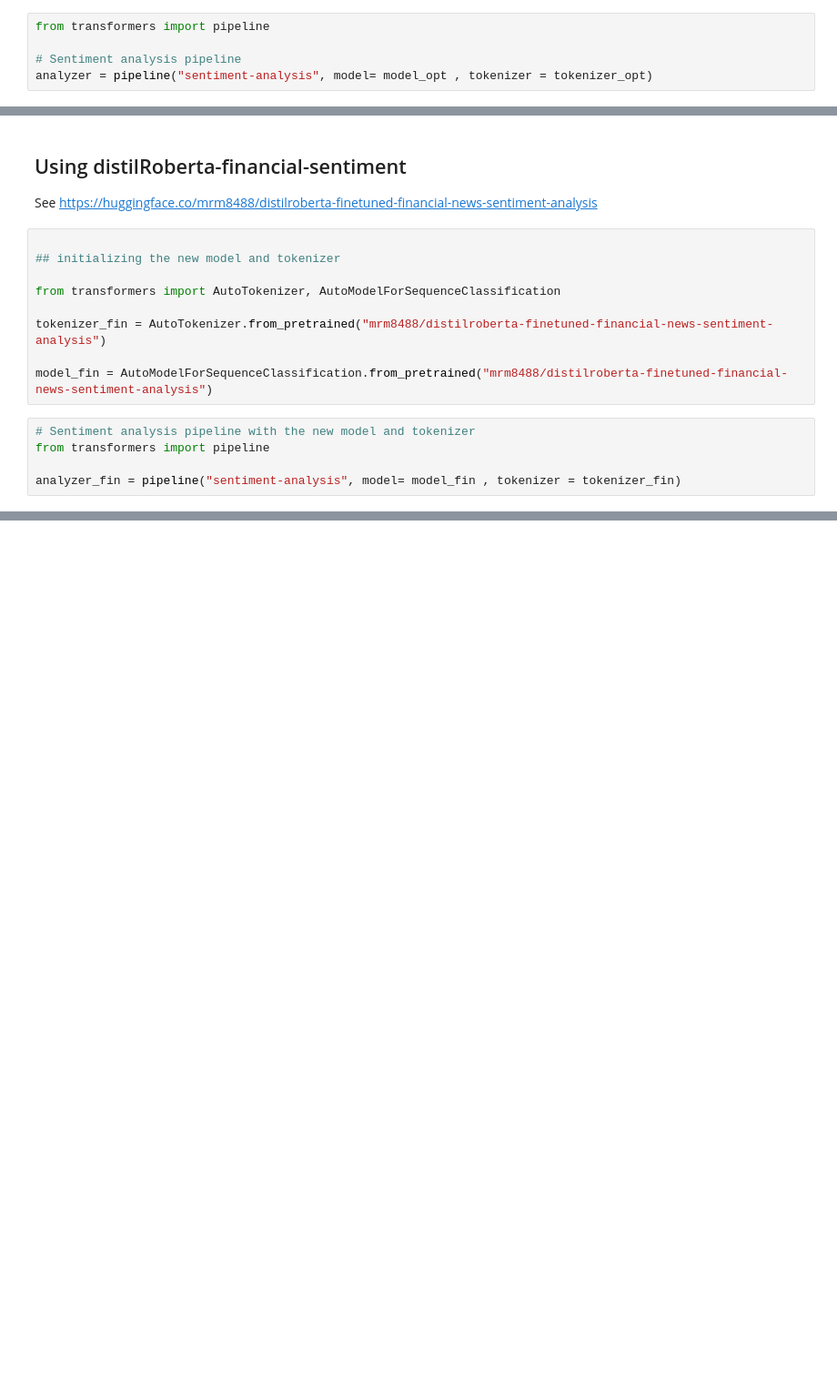
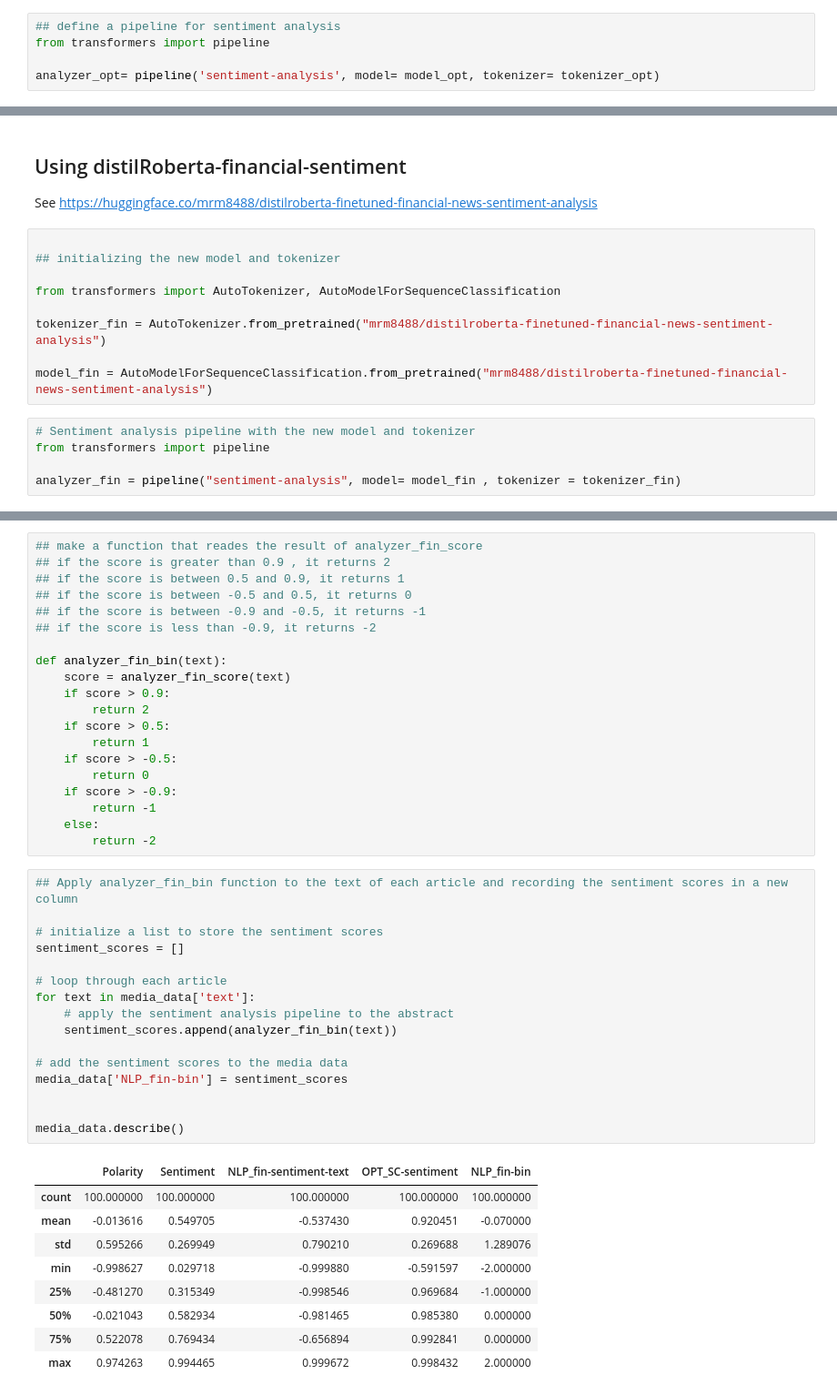
Before and after one commit to zhafen/markets-and-the-media, a Jupyter notebook: exploratory_data_analysis/SA(NLP).ipynb, the cells around one changed output, grey strips where cells are left out. Shown at 91% size. Cells and saved outputs as stored; diff of their text form; blank space fills up the shorter version.

```diff
--- a/exploratory_data_analysis/SA(NLP).ipynb
+++ b/exploratory_data_analysis/SA(NLP).ipynb
@@ -73,5 +69,5 @@ tokenizer_opt = AutoTokenizer.from_pretrained("facebook/opt-350m")
 # %%
+## define a pipeline for sentiment analysis
 from transformers import pipeline
 
-# Sentiment analysis pipeline
-analyzer = pipeline("sentiment-analysis", model= model_opt , tokenizer = tokenizer_opt)
+analyzer_opt= pipeline('sentiment-analysis', model= model_opt, tokenizer= tokenizer_opt)
@@ -151 +158,47 @@ analyzer_fin = pipeline("sentiment-analysis", model= model_fin , tokenizer = tok
+# %%
+## make a function that reades the result of analyzer_fin_score
+## if the score is greater than 0.9 , it returns 2
+## if the score is between 0.5 and 0.9, it returns 1
+## if the score is between -0.5 and 0.5, it returns 0
+## if the score is between -0.9 and -0.5, it returns -1
+## if the score is less than -0.9, it returns -2
+
+def analyzer_fin_bin(text):
+    score = analyzer_fin_score(text)
+    if score > 0.9:
+        return 2
+    if score > 0.5:
+        return 1
+    if score > -0.5:
+        return 0
+    if score > -0.9:
+        return -1
+    else:
+        return -2
+# %%
+## Apply analyzer_fin_bin function to the text of each article and recording the sentiment scores in a new column
+
+# initialize a list to store the sentiment scores
+sentiment_scores = []
+
+# loop through each article
+for text in media_data['text']:
+    # apply the sentiment analysis pipeline to the abstract
+    sentiment_scores.append(analyzer_fin_bin(text))
+
+# add the sentiment scores to the media data
+media_data['NLP_fin-bin'] = sentiment_scores
+
+
+media_data.describe()
+# %% [output]
+|  | Polarity | Sentiment | NLP_fin-sentiment-text | OPT_SC-sentiment | NLP_fin-bin |
+| count | 100.000000 | 100.000000 | 100.000000 | 100.000000 | 100.000000 |
+| mean | -0.013616 | 0.549705 | -0.537430 | 0.920451 | -0.070000 |
+| std | 0.595266 | 0.269949 | 0.790210 | 0.269688 | 1.289076 |
+| min | -0.998627 | 0.029718 | -0.999880 | -0.591597 | -2.000000 |
+| 25% | -0.481270 | 0.315349 | -0.998546 | 0.969684 | -1.000000 |
+| 50% | -0.021043 | 0.582934 | -0.981465 | 0.985380 | 0.000000 |
+| 75% | 0.522078 | 0.769434 | -0.656894 | 0.992841 | 0.000000 |
+| max | 0.974263 | 0.994465 | 0.999672 | 0.998432 | 2.000000 |
 # %%
```
Also changed, not shown: parts of 47 cells of this notebook, 5 other files.
